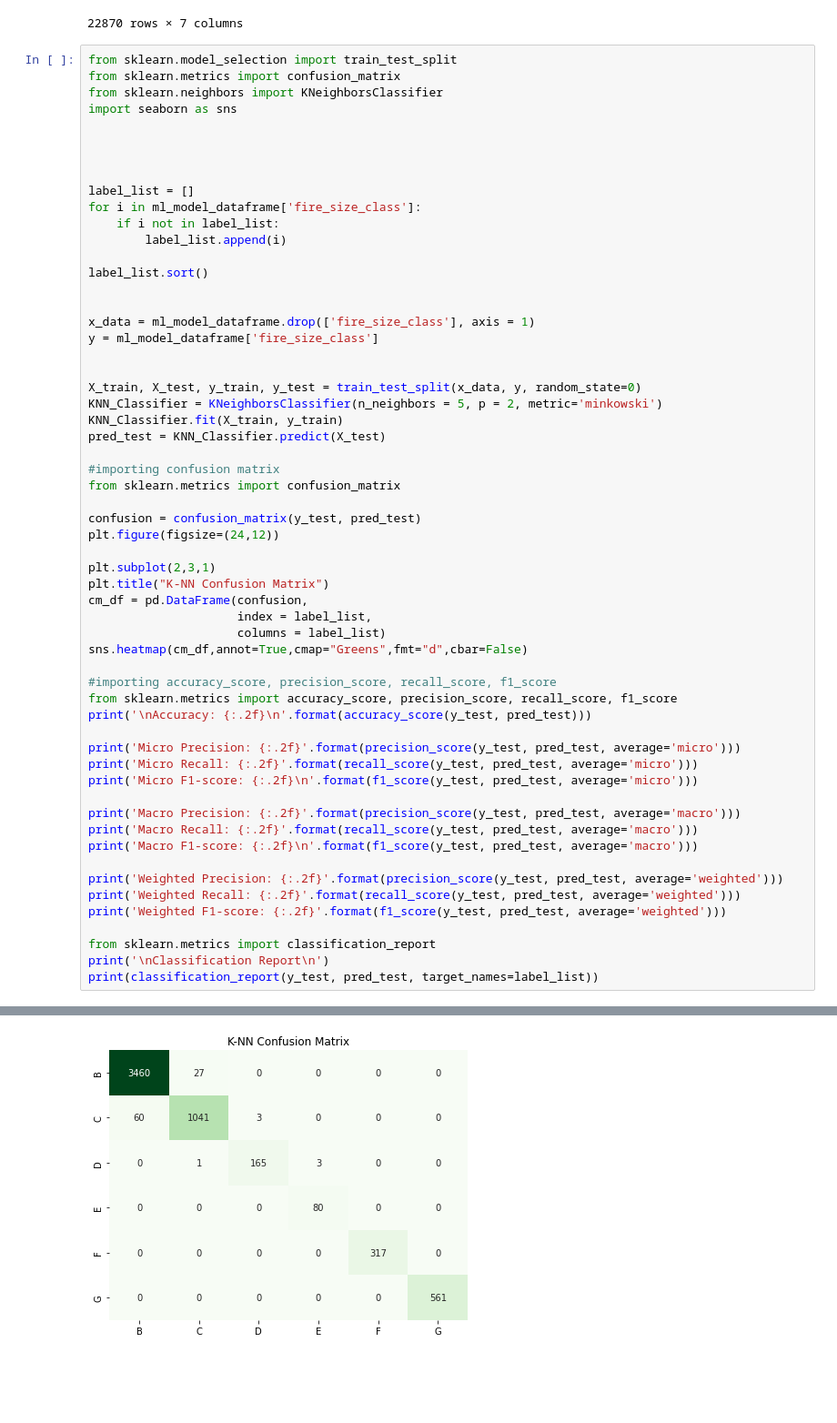
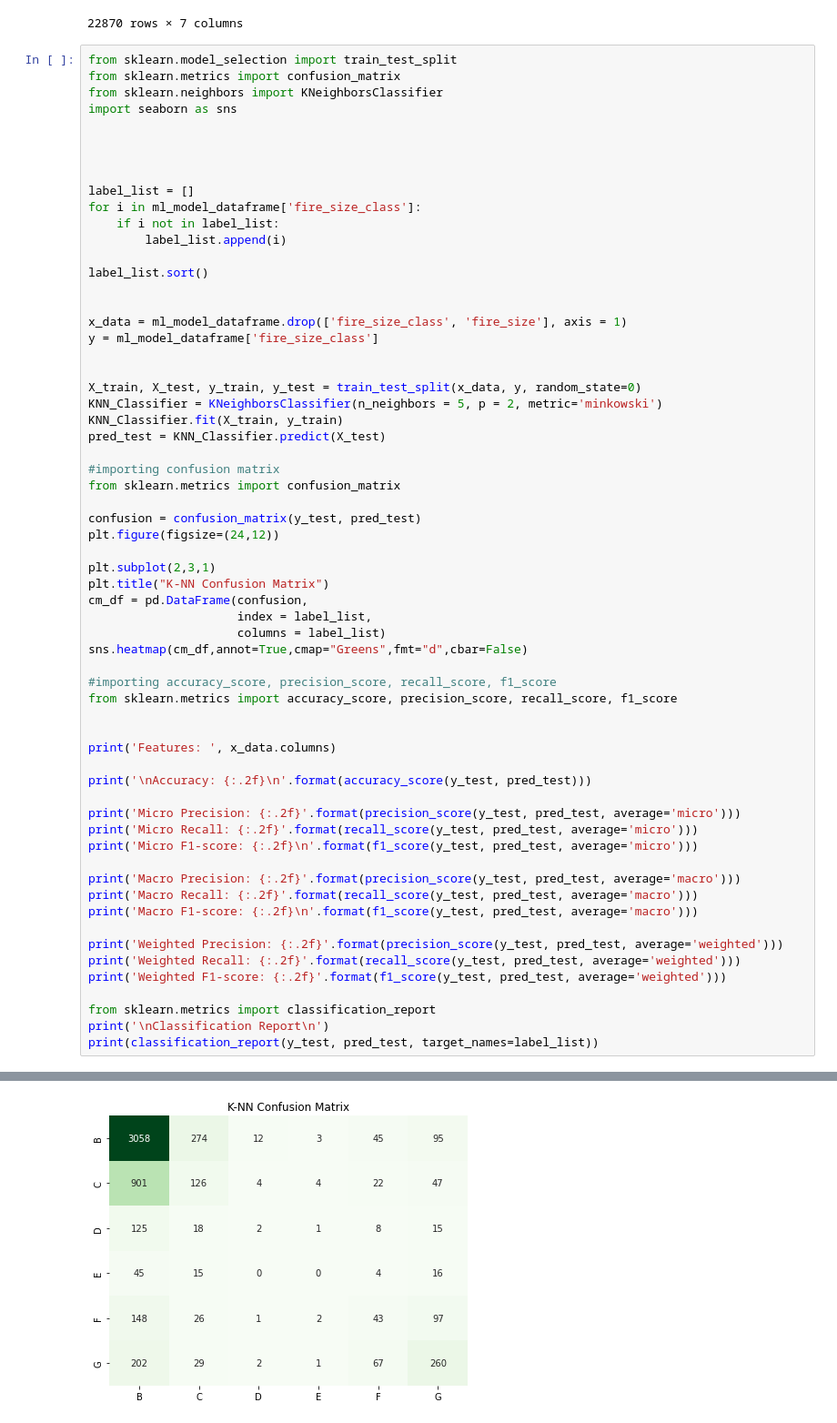
Before and after one commit to ConnorCallahan01/CSCI183FinalProject, a Jupyter notebook: FinalProject.ipynb, the cells around one changed output, grey strips where cells are left out. Shown at 91% size. Drawn from its saved outputs; the diff is of its cells as text; blank space fills up the shorter version.

```diff
--- a/FinalProject.ipynb
+++ b/FinalProject.ipynb
@@ -732,7 +732,7 @@ for i in ml_model_dataframe['fire_size_class']:
 label_list.sort()
 
 
-x_data = ml_model_dataframe.drop(['fire_size_class'], axis = 1)
+x_data = ml_model_dataframe.drop(['fire_size_class', 'fire_size'], axis = 1)
 y = ml_model_dataframe['fire_size_class']
 
 
@@ -756,6 +756,10 @@ sns.heatmap(cm_df,annot=True,cmap="Greens",fmt="d",cbar=False)
 
 #importing accuracy_score, precision_score, recall_score, f1_score
 from sklearn.metrics import accuracy_score, precision_score, recall_score, f1_score
+
+
+print('Features: ', x_data.columns)
+
 print('\nAccuracy: {:.2f}\n'.format(accuracy_score(y_test, pred_test)))
 
 print('Micro Precision: {:.2f}'.format(precision_score(y_test, pred_test, average='micro')))
@@ -794 +798 @@ weighted avg       0.98      0.98      0.98      5718
-[figure, old version]
+[figure, new version]
```
Also changed, not shown: parts of 8 cells of this notebook.
